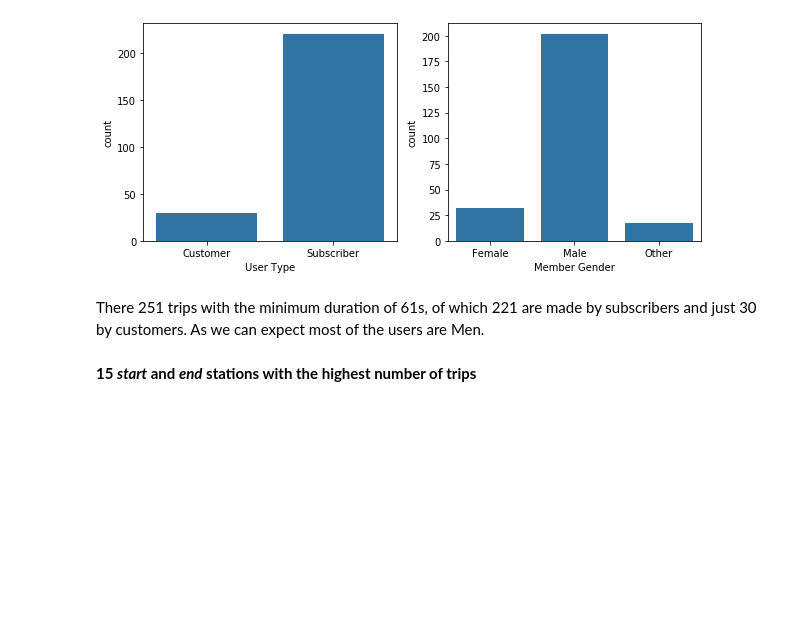
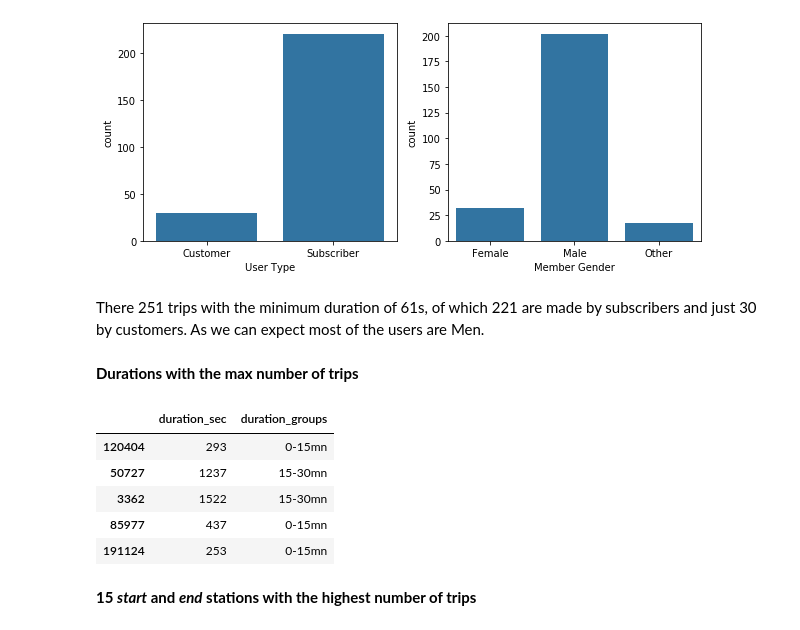
Before and after one commit to furawa/Data_Analyst_Udacity_Projects, a Jupyter notebook: 05_Communicate_Data/ford_gobike_exploration.ipynb, the cells around one changed output. Drawn from its saved outputs; the diff is of its cells as text; code cells hidden in the pictures; blank space fills up the shorter version.

Commit message:
feat: Add new column duration groups

```diff
--- a/05_Communicate_Data/ford_gobike_exploration.ipynb
+++ b/05_Communicate_Data/ford_gobike_exploration.ipynb
@@ -387,3 +387,20 @@ plt.xlabel('Member Gender');
 [figure]
 # %% [markdown]
 There 251 trips with the minimum duration of 61s, of which 221 are made by subscribers and just 30 by customers. As we can expect most of the users are Men.
+# %% [markdown]
+**Durations with the max number of trips**
+# %%
+# Calucalate the duration groups(too slow with for loop, better use list comprehension)
+baywheels_data['duration_groups'] = ['0-15mn' if duration <=900 else '15-30mn' if duration <= 1800 else
+                                     '30-60mn' if duration <= 3600 else '1-5h' if duration <=18000 else
+                                     '5-12h' if duration < 43200 else '12h++'
+                                     for duration in baywheels_data.duration_sec]
+# %%
+baywheels_data[['duration_sec', 'duration_groups']].sample(5)
+# %% [output]
+|  | duration_sec | duration_groups |
+| 120404 | 293 | 0-15mn |
+| 50727 | 1237 | 15-30mn |
+| 3362 | 1522 | 15-30mn |
+| 85977 | 437 | 0-15mn |
+| 191124 | 253 | 0-15mn |
```
Also changed, not shown: parts of 2 cells of this notebook.
